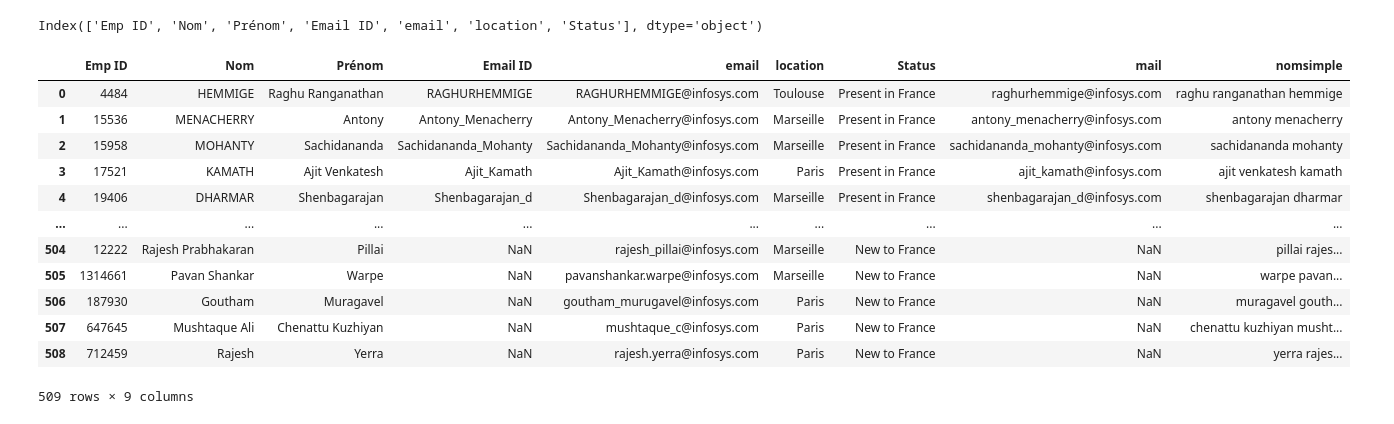
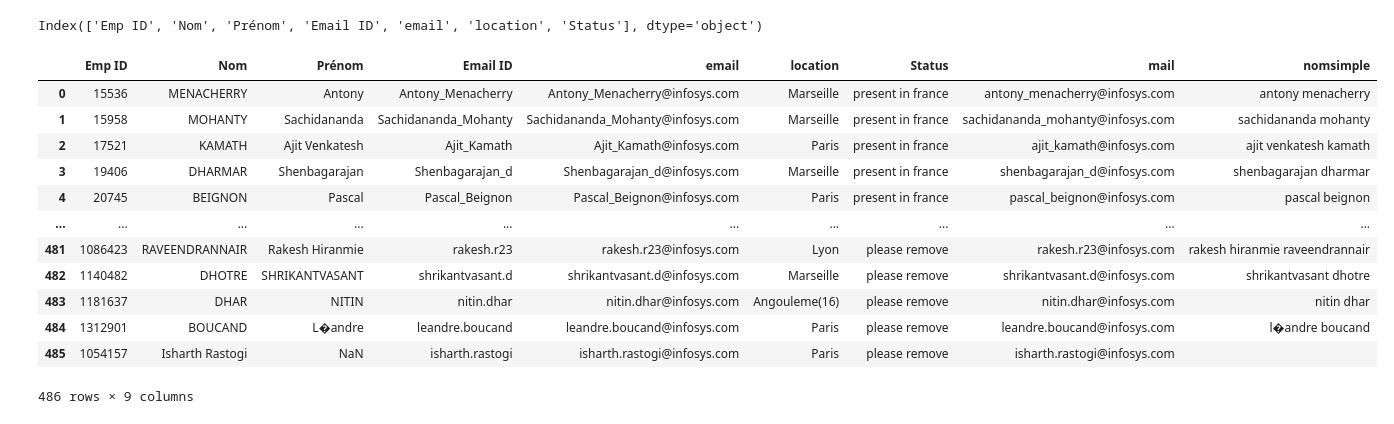
Before and after one commit to clementsoullard/sudoku-resolver, a Jupyter notebook: comiteo/Miseajourcomiteo.ipynb, the cells around one changed output. Drawn from its saved outputs; the diff is of its cells as text; code cells hidden in the pictures.

```diff
--- a/comiteo/Miseajourcomiteo.ipynb
+++ b/comiteo/Miseajourcomiteo.ipynb
@@ -1,33 +1,39 @@
 # %%
 import pandas as pd
-employees=pd.read_excel("20240108-employees-dec.xlsx", dtype={'Emp ID': "str"})
+employees=pd.read_excel("202408-employees.xlsx", dtype={'Emp ID': "str"})
 
 
+#Charge la liste des employées
 print(employees.columns)
 
 
 employees["mail"]=employees["Email ID"]+"@infosys.com"
 employees["mail"]=employees["mail"].str.lower()
 # Construction de la colonne nom simple qui contient une concaténation du prénom et du nom en minuscule
+
+employees["Status"]=employees["Status"].str.lower()
+employees=employees[~employees["Status"].str.contains('Please remove')]
+#employees=employees[employees["Status"]!='Please remove']
+
 employees["nomsimple"]= employees["Prénom"]+" "+employees["Nom"]
 employees["nomsimple"]=employees["nomsimple"].str.lower().str.replace("é","e").replace("è","e").replace("ì","i")
 employees["nomsimple"]=employees["nomsimple"].fillna("")
 
 employees
 # %% [output]
 Index(['Emp ID', 'Nom', 'Prénom', 'Email ID', 'email', 'location', 'Status'], dtype='object')
 |  | Emp ID | Nom | Prénom | Email ID | email | location | Status | mail | nomsimple |
-| 0 | 4484 | HEMMIGE | Raghu Ranganathan | RAGHURHEMMIGE | RAGHURHEMMIGE@infosys.com | Toulouse | Present in France | raghurhemmige@infosys.com | raghu ranganathan hemmige |
-| 1 | 15536 | MENACHERRY | Antony | Antony_Menacherry | Antony_Menacherry@infosys.com | Marseille | Present in France | antony_menacherry@infosys.com | antony menacherry |
-| 2 | 15958 | MOHANTY | Sachidananda | Sachidananda_Mohanty | Sachidananda_Mohanty@infosys.com | Marseille | Present in France | sachidananda_mohanty@infosys.com | sachidananda mohanty |
-| 3 | 17521 | KAMATH | Ajit Venkatesh | Ajit_Kamath | Ajit_Kamath@infosys.com | Paris | Present in France | ajit_kamath@infosys.com | ajit venkatesh kamath |
-| 4 | 19406 | DHARMAR | Shenbagarajan | Shenbagarajan_d | Shenbagarajan_d@infosys.com | Marseille | Present in France | shenbagarajan_d@infosys.com | shenbagarajan dharmar |
+| 0 | 15536 | MENACHERRY | Antony | Antony_Menacherry | Antony_Menacherry@infosys.com | Marseille | present in france | antony_menacherry@infosys.com | antony menacherry |
+| 1 | 15958 | MOHANTY | Sachidananda | Sachidananda_Mohanty | Sachidananda_Mohanty@infosys.com | Marseille | present in france | sachidananda_mohanty@infosys.com | sachidananda mohanty |
+| 2 | 17521 | KAMATH | Ajit Venkatesh | Ajit_Kamath | Ajit_Kamath@infosys.com | Paris | present in france | ajit_kamath@infosys.com | ajit venkatesh kamath |
+| 3 | 19406 | DHARMAR | Shenbagarajan | Shenbagarajan_d | Shenbagarajan_d@infosys.com | Marseille | present in france | shenbagarajan_d@infosys.com | shenbagarajan dharmar |
+| 4 | 20745 | BEIGNON | Pascal | Pascal_Beignon | Pascal_Beignon@infosys.com | Paris | present in france | pascal_beignon@infosys.com | pascal beignon |
 | ... | ... | ... | ... | ... | ... | ... | ... | ... | ... |
-| 504 | 12222 | Rajesh Prabhakaran | Pillai | NaN | rajesh_pillai@infosys.com | Marseille | New to France | NaN | pillai rajes... |
-| 505 | 1314661 | Pavan Shankar | Warpe | NaN | pavanshankar.warpe@infosys.com | Marseille | New to France | NaN | warpe pavan... |
-| 506 | 187930 | Goutham | Muragavel | NaN | goutham_murugavel@infosys.com | Paris | New to France | NaN | muragavel gouth... |
-| 507 | 647645 | Mushtaque Ali | Chenattu Kuzhiyan | NaN | mushtaque_c@infosys.com | Paris | New to France | NaN | chenattu kuzhiyan musht... |
-| 508 | 712459 | Rajesh | Yerra | NaN | rajesh.yerra@infosys.com | Paris | New to France | NaN | yerra rajes... |
+| 481 | 1086423 | RAVEENDRANNAIR | Rakesh Hiranmie | rakesh.r23 | rakesh.r23@infosys.com | Lyon | please remove | rakesh.r23@infosys.com | rakesh hiranmie raveendrannair |
+| 482 | 1140482 | DHOTRE | SHRIKANTVASANT | shrikantvasant.d | shrikantvasant.d@infosys.com | Marseille | please remove | shrikantvasant.d@infosys.com | shrikantvasant dhotre |
+| 483 | 1181637 | DHAR | NITIN | nitin.dhar | nitin.dhar@infosys.com | Angouleme(16) | please remove | nitin.dhar@infosys.com | nitin dhar |
+| 484 | 1312901 | BOUCAND | L�andre | leandre.boucand | leandre.boucand@infosys.com | Paris | please remove | leandre.boucand@infosys.com | l�andre boucand |
+| 485 | 1054157 | Isharth Rastogi | NaN | isharth.rastogi | isharth.rastogi@infosys.com | Paris | please remove | isharth.rastogi@infosys.com |  |
-509 rows × 9 columns
+486 rows × 9 columns
 # %%
 #Users est pris d'un extract Comitéo. : Liste des utilisateurs actifs et désactivés (sans adresse)
```
Also changed, not shown: parts of 4 cells of this notebook.
